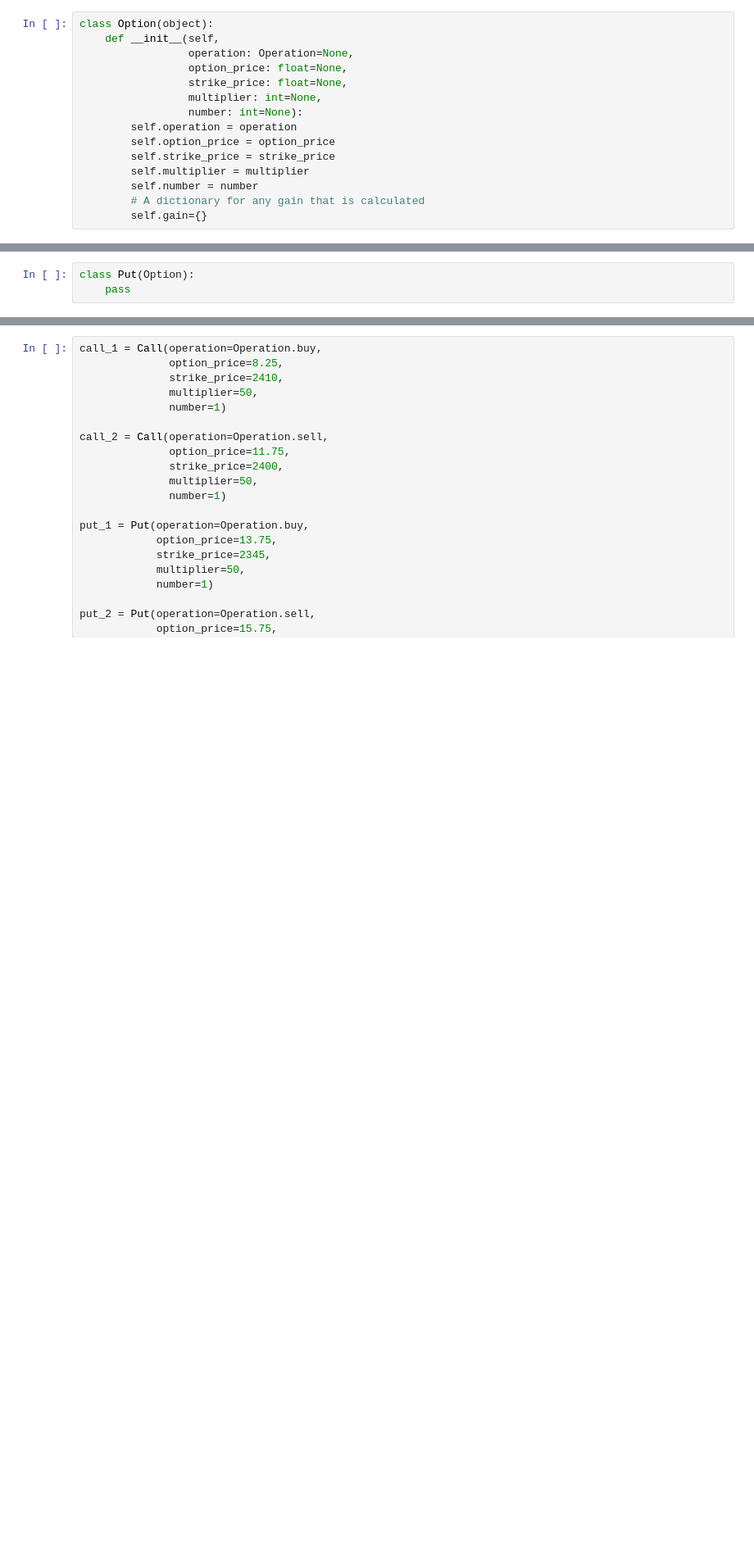
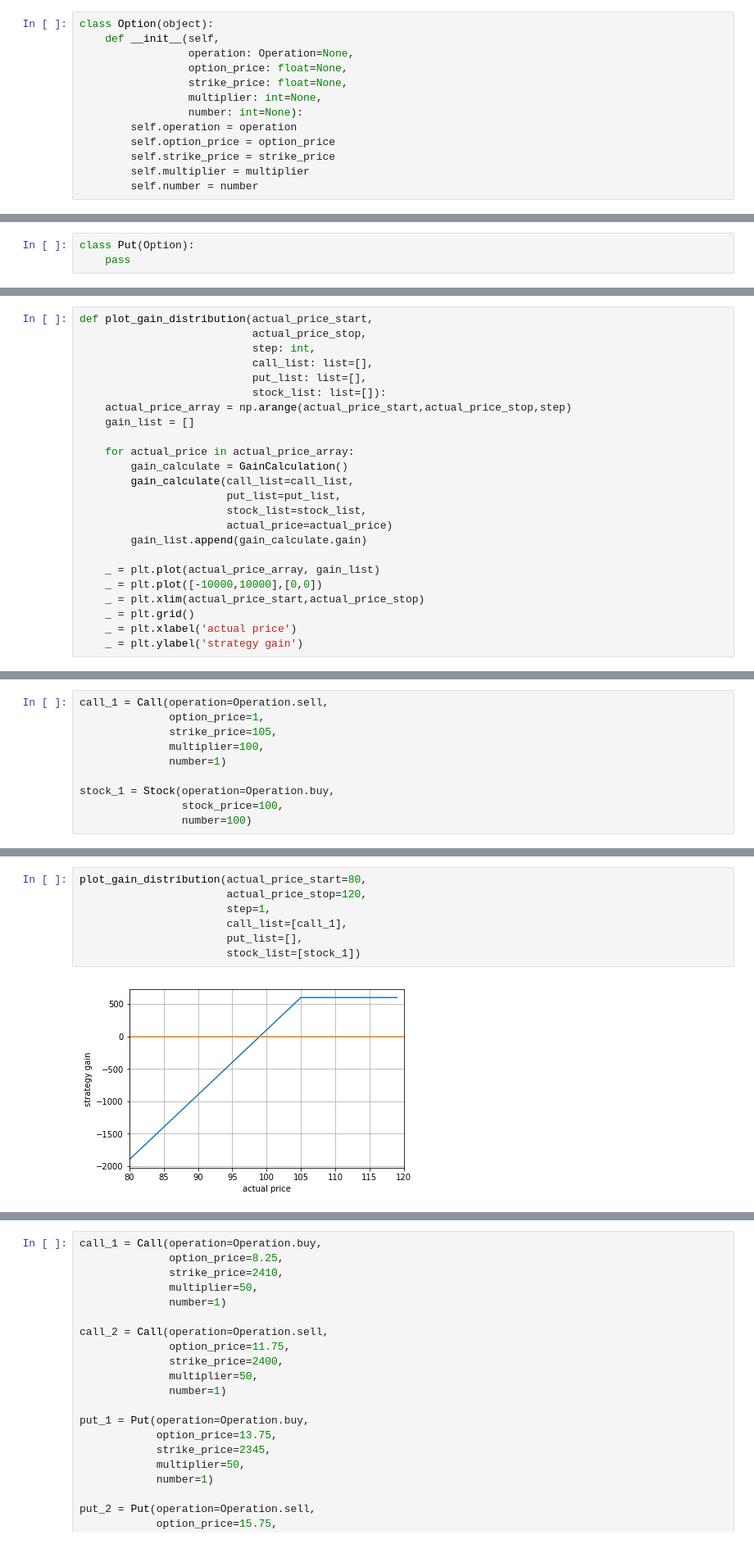
Before and after one commit to supersheepbear/notebooks, a Jupyter notebook: option/option_gain_loss_calculation.ipynb, the cells around one changed output, grey strips where cells are left out. Shown: that part at 82% size. Saved outputs shown, nothing was run; the diff lists cells and outputs as text; blank space fills up the shorter version.

Commit message:
Add strategies for option gain calculation

```diff
--- a/option/option_gain_loss_calculation.ipynb
+++ b/option/option_gain_loss_calculation.ipynb
@@ -25,5 +31,3 @@ class Option(object):
         self.strike_price = strike_price
         self.multiplier = multiplier
         self.number = number
-        # A dictionary for any gain that is calculated
-        self.gain={}
@@ -114,0 +145,24 @@ class GainCalculation(object):
+# %%
+def plot_gain_distribution(actual_price_start,
+                           actual_price_stop,
+                           step: int,
+                           call_list: list=[],
+                           put_list: list=[],
+                           stock_list: list=[]):
+    actual_price_array = np.arange(actual_price_start,actual_price_stop,step)
+    gain_list = []
+
+    for actual_price in actual_price_array:
+        gain_calculate = GainCalculation()
+        gain_calculate(call_list=call_list,
+                       put_list=put_list,
+                       stock_list=stock_list,
+                       actual_price=actual_price)
+        gain_list.append(gain_calculate.gain)
+
+    _ = plt.plot(actual_price_array, gain_list)
+    _ = plt.plot([-10000,10000],[0,0])
+    _ = plt.xlim(actual_price_start,actual_price_stop)
+    _ = plt.grid()
+    _ = plt.xlabel('actual price')
+    _ = plt.ylabel('strategy gain')
@@ -114,0 +177,10 @@ class GainCalculation(object):
+# %%
+call_1 = Call(operation=Operation.sell,
+              option_price=1,
+              strike_price=105,
+              multiplier=100,
+              number=1)
+
+stock_1 = Stock(operation=Operation.buy,
+                stock_price=100,
+                number=100)
@@ -114,0 +189,9 @@ class GainCalculation(object):
+# %%
+plot_gain_distribution(actual_price_start=80,
+                       actual_price_stop=120,
+                       step=1,
+                       call_list=[call_1],
+                       put_list=[],
+                       stock_list=[stock_1])
+# %% [output]
+[figure, added]
```
Also changed, not shown: parts of 88 cells of this notebook.
